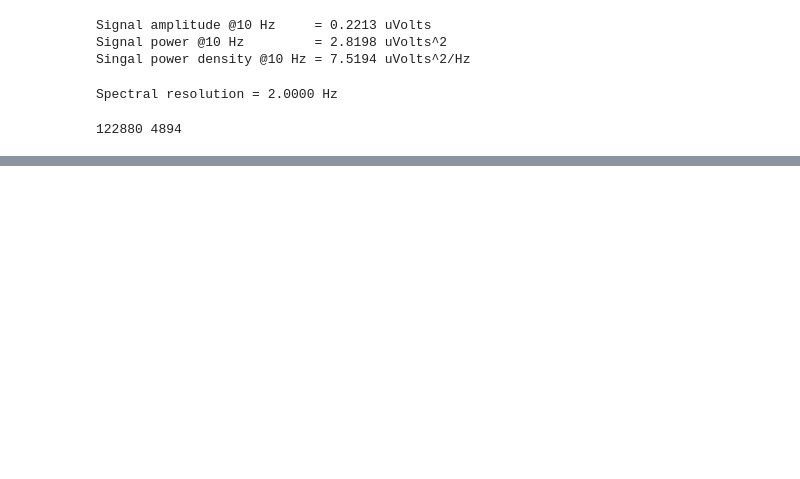
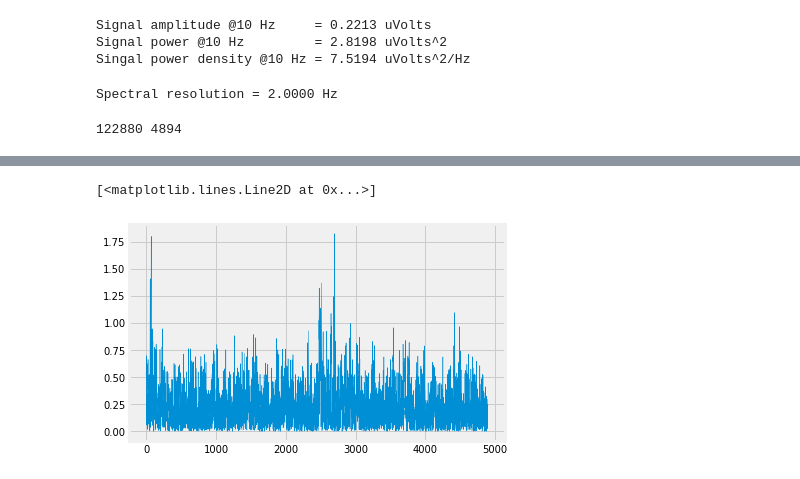
Before and after one commit to OrielBanne/myIPythonNotebooks, a Jupyter notebook: Signal_Processing/EEG Spectrogram.ipynb, the cells around one changed output, grey strips where cells are left out. Drawn from its saved outputs; the diff is of its cells as text; code cells hidden in the pictures; blank space fills up the shorter version.

Commit message:
add scipy spectrogram

```diff
--- a/Signal_Processing/EEG Spectrogram.ipynb
+++ b/Signal_Processing/EEG Spectrogram.ipynb
@@ -193,0 +193,8 @@ for myax in ax:
+# %%
+myparams = dict(nperseg = WinLength, noverlap = WinLength-step, return_onesided=True, mode='magnitude')
+f, nseg, Sxx = signal.spectrogram(x = eeg, fs = sr, **myparams)
+# %%
+plt.plot(Sxx[0], lw =0.5)
+# %% [output]
+[<matplotlib.lines.Line2D at 0x...>]
+[figure, added]
```
Also changed, not shown: parts of 7 cells of this notebook.
